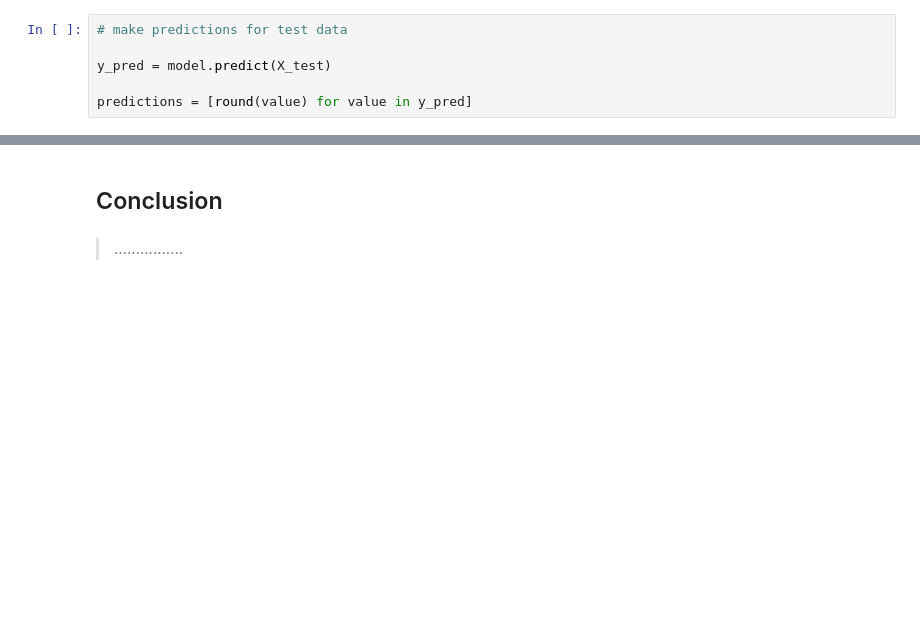
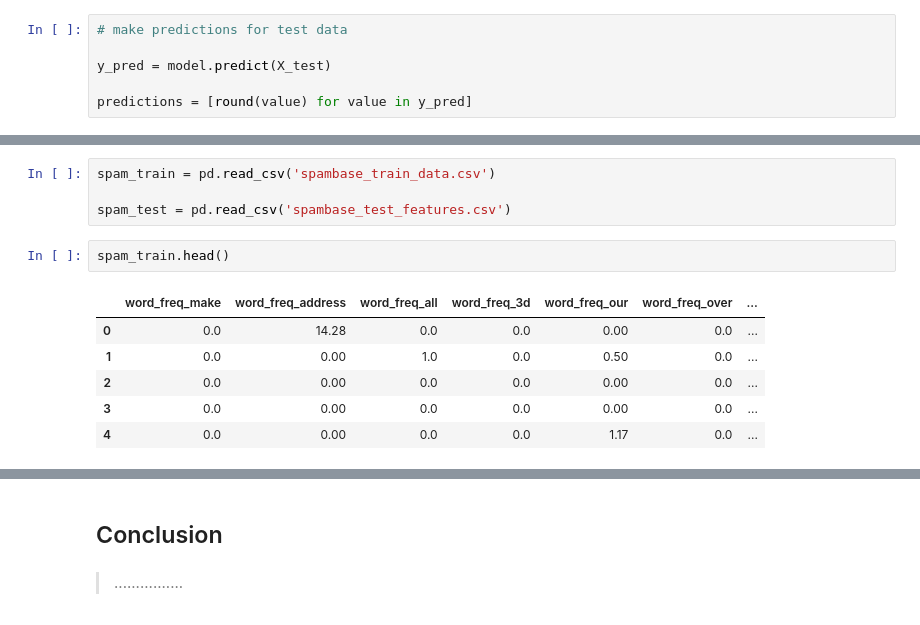
Before and after one commit to Mburia/How-to-Survive-The-1912-Titanic-Ship-Wreck-in-case-you-Travel-Back-in-Time, a Jupyter notebook: titanic.ipynb, the cells around one changed output, grey strips where cells are left out. Drawn from its saved outputs; the diff is of its cells as text; blank space fills up the shorter version.

```diff
--- a/titanic.ipynb
+++ b/titanic.ipynb
@@ -915,0 +965,13 @@ plt.show()
+# %%
+spam_train = pd.read_csv('spambase_train_data.csv')
+
+spam_test = pd.read_csv('spambase_test_features.csv')
+# %%
+spam_train.head()
+# %% [output]
+|  | word_freq_make | word_freq_address | word_freq_all | word_freq_3d | word_freq_our | word_freq_over | ... |
+| 0 | 0.0 | 14.28 | 0.0 | 0.0 | 0.00 | 0.0 | ... |
+| 1 | 0.0 | 0.00 | 1.0 | 0.0 | 0.50 | 0.0 | ... |
+| 2 | 0.0 | 0.00 | 0.0 | 0.0 | 0.00 | 0.0 | ... |
+| 3 | 0.0 | 0.00 | 0.0 | 0.0 | 0.00 | 0.0 | ... |
+| 4 | 0.0 | 0.00 | 0.0 | 0.0 | 1.17 | 0.0 | ... |
```
Also changed, not shown: parts of 32 cells of this notebook.
